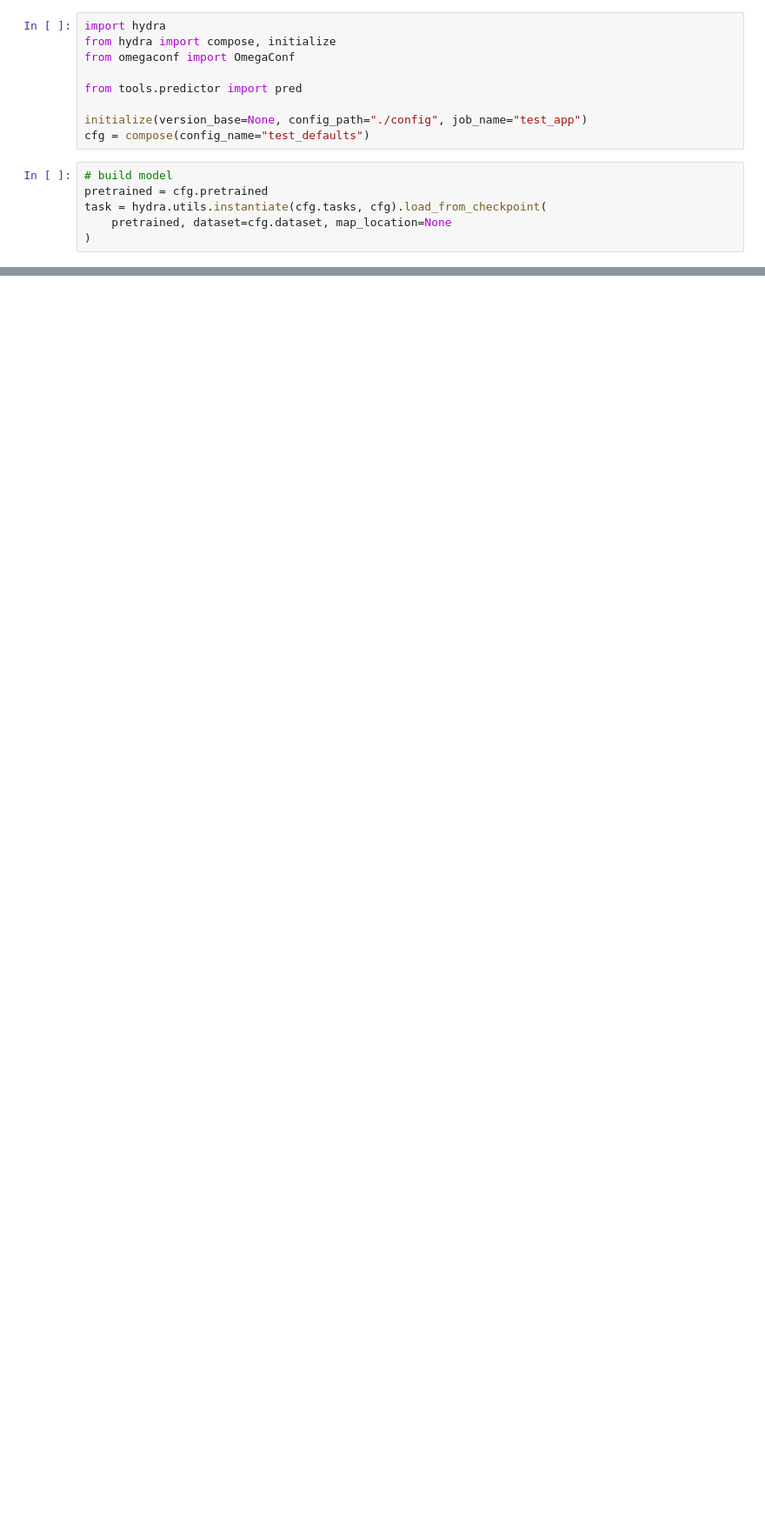
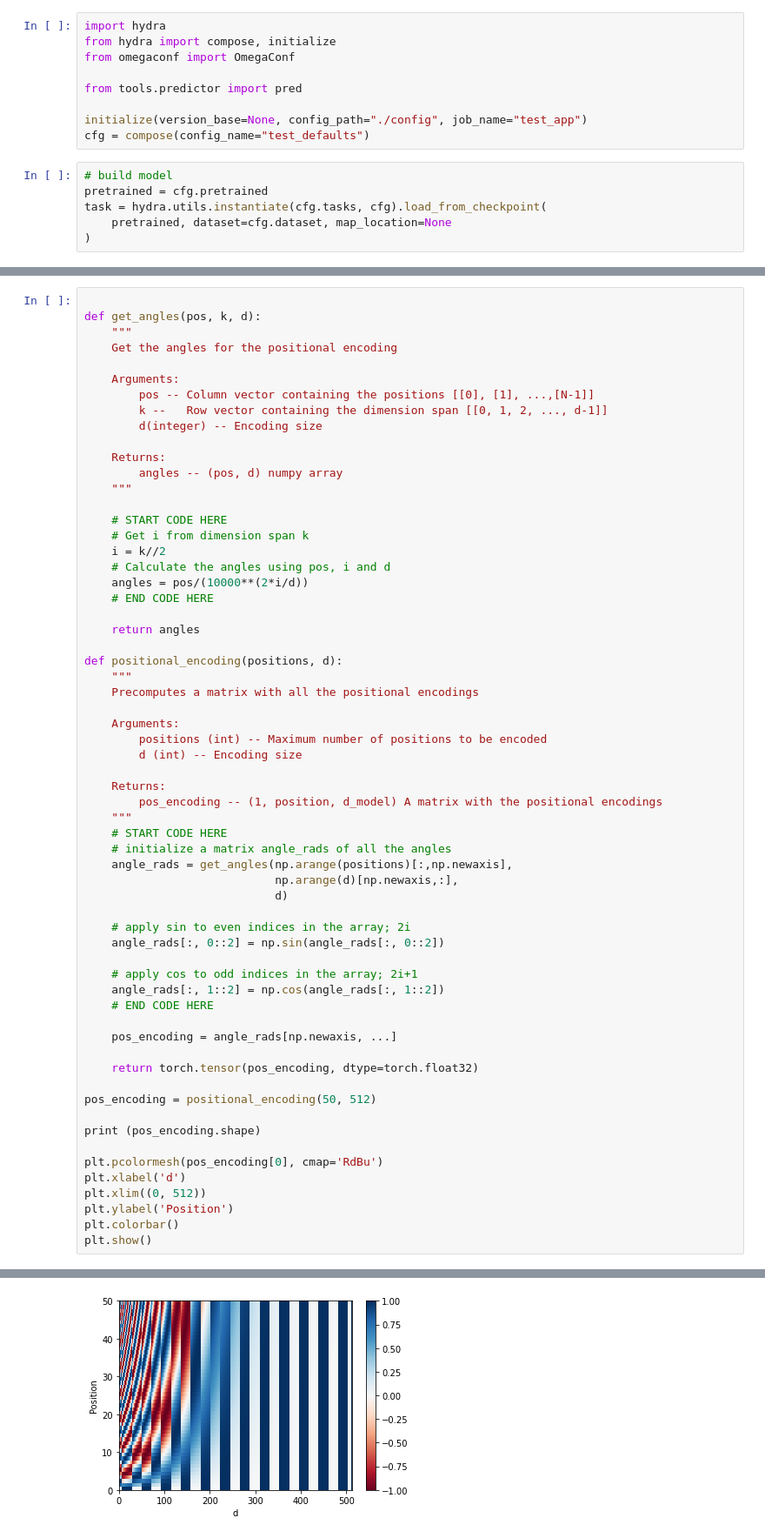
Before and after one commit to MattyChoi/DiffusionModelsAndLLMs, a Jupyter notebook: playground.ipynb, the cells around one changed output, grey strips where cells are left out. Shown: that part at 87% size. Cells and saved outputs as stored; diff of their text form; blank space fills up the shorter version.

```diff
--- a/playground.ipynb
+++ b/playground.ipynb
@@ -125,0 +107,63 @@ plot_sample_gif(imgs)
+# %%
+
+def get_angles(pos, k, d):
+    """
+    Get the angles for the positional encoding
+
+    Arguments:
+        pos -- Column vector containing the positions [[0], [1], ...,[N-1]]
+        k --   Row vector containing the dimension span [[0, 1, 2, ..., d-1]]
+        d(integer) -- Encoding size
+
+    Returns:
+        angles -- (pos, d) numpy array
+    """
+
+    # START CODE HERE
+    # Get i from dimension span k
+    i = k//2
+    # Calculate the angles using pos, i and d
+    angles = pos/(10000**(2*i/d))
+    # END CODE HERE
+
+    return angles
+
+def positional_encoding(positions, d):
+    """
+    Precomputes a matrix with all the positional encodings
+
+    Arguments:
+        positions (int) -- Maximum number of positions to be encoded
+        d (int) -- Encoding size
+
+    Returns:
+        pos_encoding -- (1, position, d_model) A matrix with the positional encodings
+    """
+    # START CODE HERE
+    # initialize a matrix angle_rads of all the angles
+    angle_rads = get_angles(np.arange(positions)[:,np.newaxis],
+                            np.arange(d)[np.newaxis,:],
+                            d)
+
+    # apply sin to even indices in the array; 2i
+    angle_rads[:, 0::2] = np.sin(angle_rads[:, 0::2])
+
+    # apply cos to odd indices in the array; 2i+1
+    angle_rads[:, 1::2] = np.cos(angle_rads[:, 1::2])
+    # END CODE HERE
+
+    pos_encoding = angle_rads[np.newaxis, ...]
+
+    return torch.tensor(pos_encoding, dtype=torch.float32)
+
+pos_encoding = positional_encoding(50, 512)
+
+print (pos_encoding.shape)
+
+plt.pcolormesh(pos_encoding[0], cmap='RdBu')
+plt.xlabel('d')
+plt.xlim((0, 512))
+plt.ylabel('Position')
+plt.colorbar()
+plt.show()
+# %% [output]
@@ -125,0 +171 @@ plot_sample_gif(imgs)
+[figure, added]
```
Also changed, not shown: parts of 8 cells of this notebook, 19 other files.
